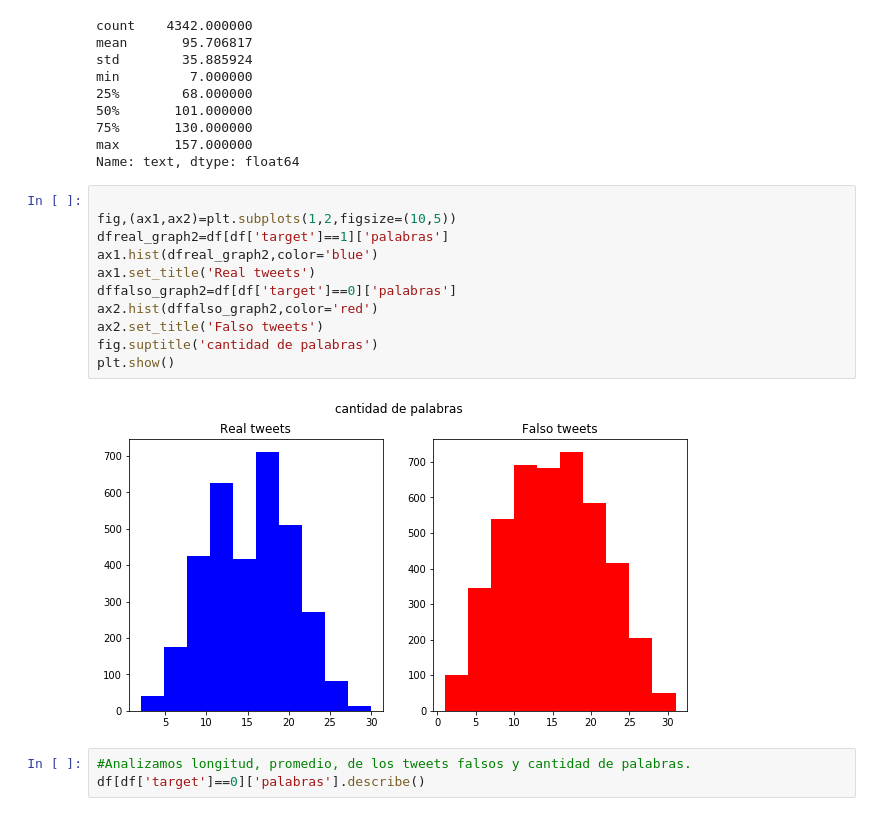
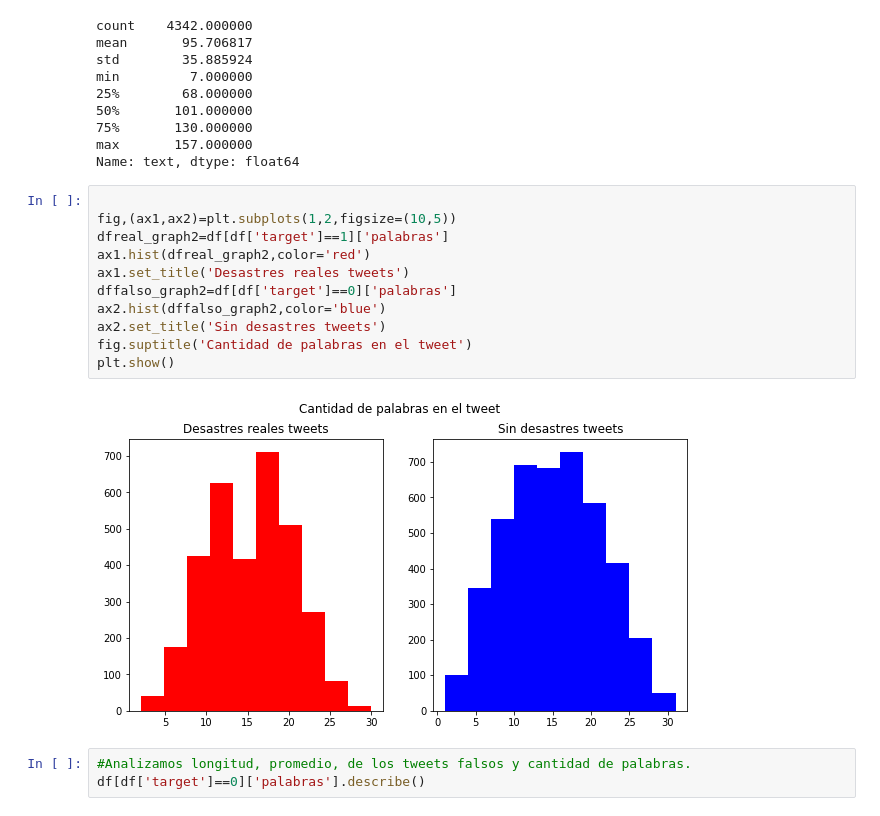
Before and after one commit to pabliyo/coronadatos, a Jupyter notebook: TP1-AnalisisText.ipynb, the cells around one changed output. Cells and saved outputs as stored; diff of their text form.

```diff
--- a/TP1-AnalisisText.ipynb
+++ b/TP1-AnalisisText.ipynb
@@ -100,16 +106,16 @@ Name: text, dtype: float64
 # %%
 
 fig,(ax1,ax2)=plt.subplots(1,2,figsize=(10,5))
 dfreal_graph2=df[df['target']==1]['palabras']
-ax1.hist(dfreal_graph2,color='blue')
-ax1.set_title('Real tweets')
+ax1.hist(dfreal_graph2,color='red')
+ax1.set_title('Desastres reales tweets')
 dffalso_graph2=df[df['target']==0]['palabras']
-ax2.hist(dffalso_graph2,color='red')
-ax2.set_title('Falso tweets')
-fig.suptitle('cantidad de palabras')
+ax2.hist(dffalso_graph2,color='blue')
+ax2.set_title('Sin desastres tweets')
+fig.suptitle('Cantidad de palabras en el tweet')
 plt.show()
 # %% [output]
-[figure, old version]
+[figure, new version]
 # %%
 #Analizamos longitud, promedio, de los tweets falsos y cantidad de palabras.
 df[df['target']==0]['palabras'].describe()
```
Also changed, not shown: parts of 27 cells of this notebook.
